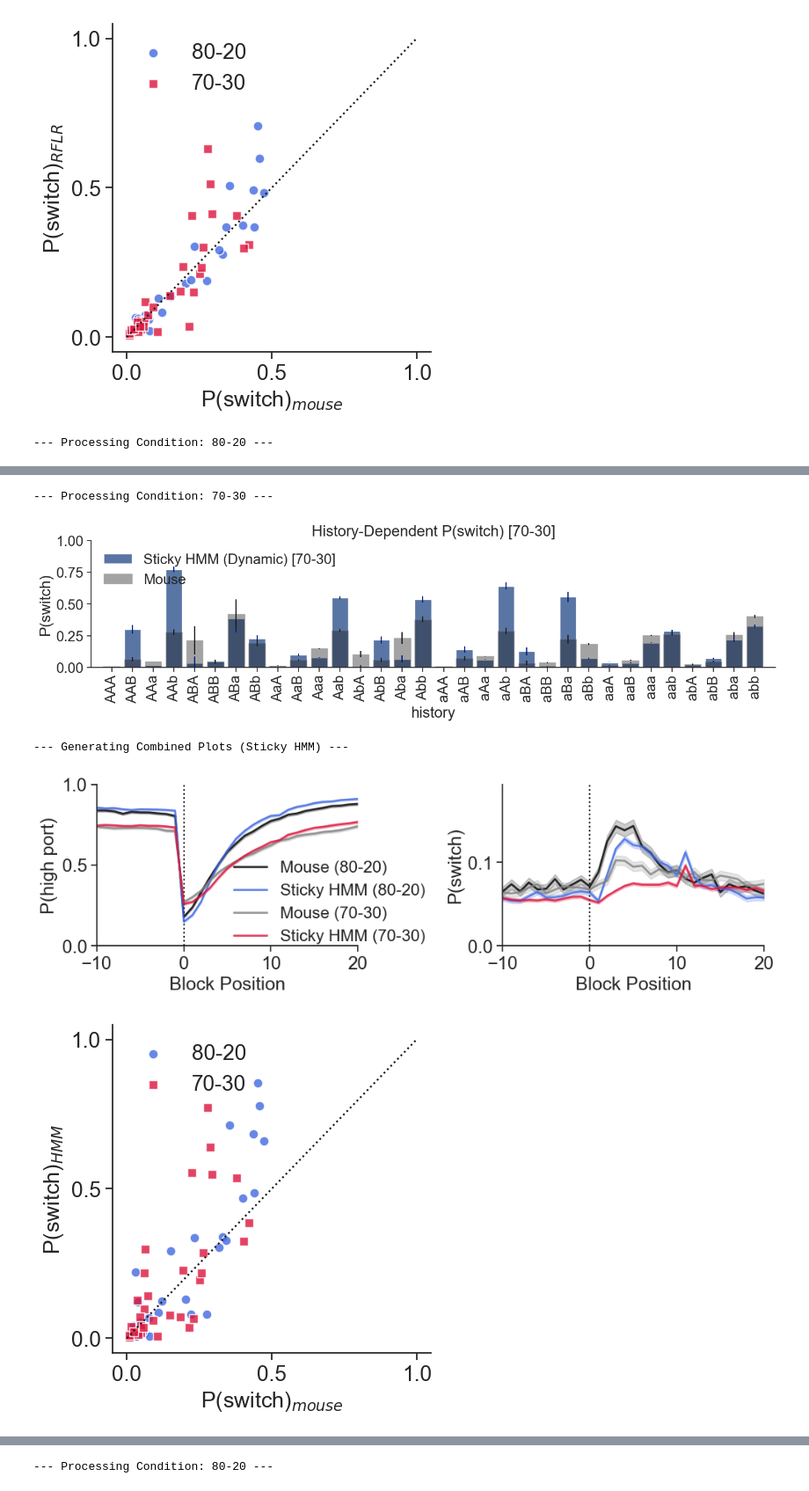
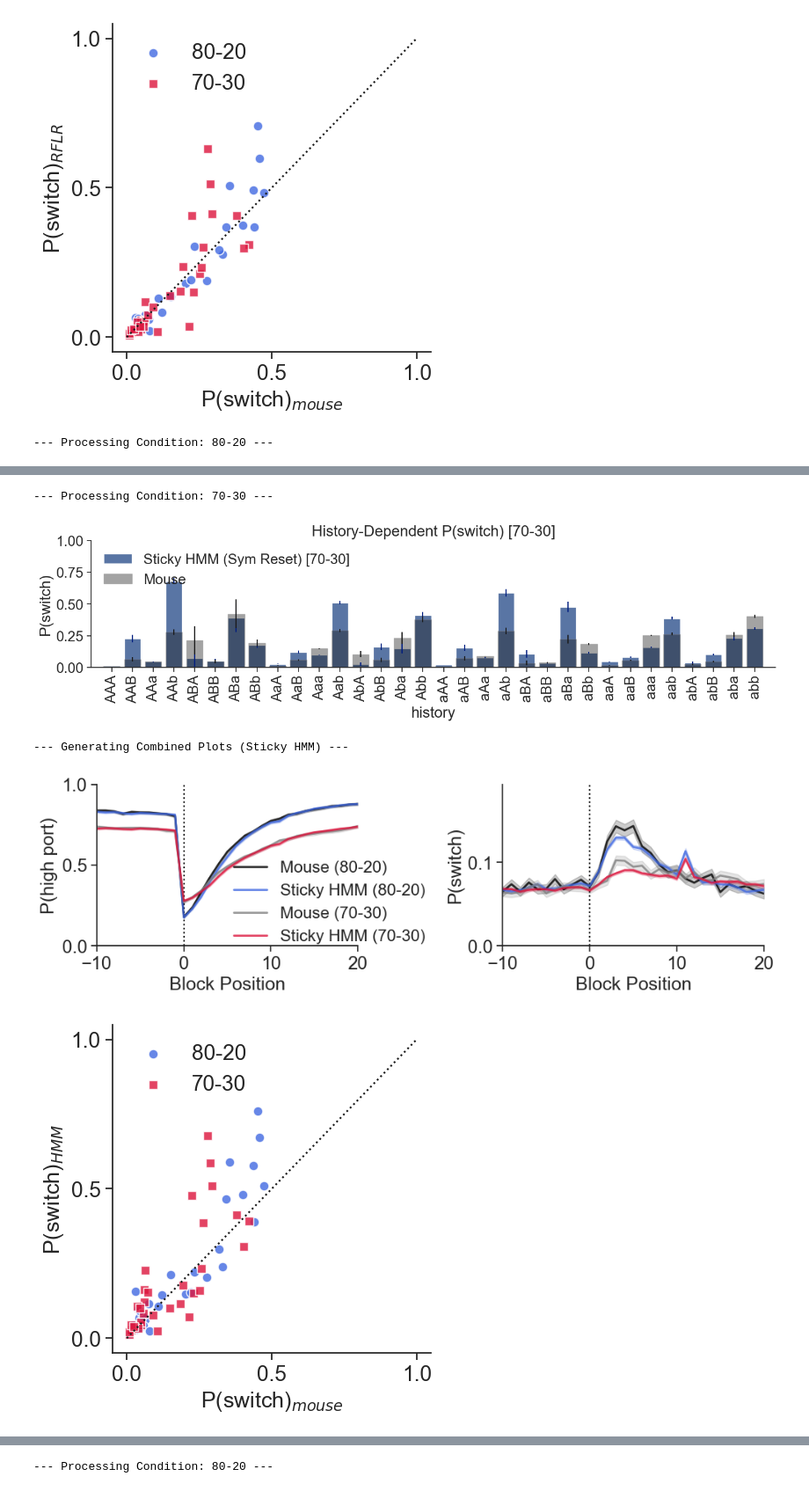
Before and after one commit to BobRice1/Stochastic-Switching-Bandits, a Jupyter notebook: Extensions/phase 4/Phase4_analysis.ipynb, the cells around one changed output, grey strips where cells are left out. Shown at 88% size. Saved outputs shown, nothing was run; the diff lists cells and outputs as text; code cells hidden in the pictures.

```diff
--- a/Extensions/phase 4/Phase4_analysis.ipynb
+++ b/Extensions/phase 4/Phase4_analysis.ipynb
@@ -861,10 +906,10 @@ for condition_to_plot in ["80-20", "70-30"]:
     df_mouse['block_pos_rev'] = df_mouse['blockTrial'] - df_mouse['blockLength']
     df_mouse['highPort'] = (df_mouse['Decision'] == df_mouse['Target']).astype(int)
 
-    # Extract Sticky HMM (Dynamic) Optimal Parameters
+    # Extract Sticky HMM (Sym Reset) Optimal Parameters
     beta_val = df_cv[df_cv["Condition"] == condition_to_plot]["Beta"].mean()
     tau_val = df_cv[df_cv["Condition"] == condition_to_plot]["Tau"].mean()
-    p_dyn = df_p4[(df_p4["Condition"]==condition_to_plot) & (df_p4["Model"]=="HMM_sticky")].iloc[0]
+    p_dyn = df_p4[(df_p4["Condition"]==condition_to_plot) & (df_p4["Model"]=="HMM_resetv2")].iloc[0]
 
     # Extract sessions STRICTLY matching the DataFrame order
     session_list = df_mouse['Session'].unique()
@@ -884,7 +929,7 @@ for condition_to_plot in ["80-20", "70-30"]:
         'tau': tau_val
     }
 
-    res = run_hmm_nonlinear_stickiness(
+    res = run_hmm_resetv2_nonlinear_stickiness(
         strict_sessions,
         hmm_params,
         int(p_dyn["N_steps"]),
@@ -944,10 +989,10 @@ for condition_to_plot in ["80-20", "70-30"]:
         df=df_hist_mouse,
         overlay=df_hist_model,
         main_label='Mouse',
-        overlay_label=f'Sticky HMM (Dynamic) [{condition_to_plot}]',
+        overlay_label=f'Sticky HMM (Sym Reset) [{condition_to_plot}]',
         title=f"History-Dependent P(switch) [{condition_to_plot}]"
     )
-    plt.savefig(os.path.join(fig_dir, f"History-Dependent P(switch)_HMM_[{condition_to_plot}].pdf"), dpi=300, bbox_inches='tight')
+    plt.savefig(os.path.join(fig_dir, f"History-Dependent P(switch)_Sticky HMM (Sym Reset)_[{condition_to_plot}].pdf"), dpi=300, bbox_inches='tight')
     plt.show()
 
 # ==========================================
@@ -968,19 +1013,19 @@ color_dict_transitions_hmm = {
 }
 
 pmm.plot_by_block_position(bpos_combined_hmm, subset='Group', color_dict=color_dict_transitions_hmm)
-plt.savefig(os.path.join(fig_dir, "Transition Dynamics: Sticky HMM (Dynamic) [80-20 & 70-30].pdf"), dpi=300, bbox_inches='tight')
+plt.savefig(os.path.join(fig_dir, "Transition Dynamics: Sticky HMM (Sym Reset) [80-20 & 70-30].pdf"), dpi=300, bbox_inches='tight')
 plt.show()
 
 # --- Plot 3: Combined P(switch) Scatter Correlation ---
 plt.figure(figsize=(5, 5))
 plt.plot([0, 1], [0, 1], ':k') # Diagonal reference line
 
-# Plot 80-20 (Purple)
+# Plot 80-20
 df_m_80, df_mdl_80 = hist_data_hmm["80-20"]
 plt.scatter(df_m_80['pswitch'], df_mdl_80['pswitch'],
             color='royalblue', label='80-20', alpha=0.8, s=60, edgecolor='white')
 
-# Plot 70-30 (Dark Orange)
+# Plot 70-30
 df_m_70, df_mdl_70 = hist_data_hmm["70-30"]
 plt.scatter(df_m_70['pswitch'], df_mdl_70['pswitch'],
             color='crimson', label='70-30', alpha=0.8, s=60, marker='s', edgecolor='white')
@@ -992,7 +1037,7 @@ plt.yticks(np.arange(0, 1.1, 0.5))
 plt.legend(frameon=False)
 sns.despine()
 plt.tight_layout()
-plt.savefig(os.path.join(fig_dir, "P(switch) Correlation: Mouse vs Sticky HMM (Dynamic).pdf"), dpi=300, bbox_inches='tight')
+plt.savefig(os.path.join(fig_dir, "P(switch) Correlation: Mouse vs Sticky HMM (Sym Reset).pdf"), dpi=300, bbox_inches='tight')
 plt.show()
 # %% [output]
 --- Processing Condition: 80-20 ---
@@ -1000,5 +1045,5 @@ plt.show()
 --- Processing Condition: 70-30 ---
-[figure, old version]
+[figure, new version]
 --- Generating Combined Plots (Sticky HMM) ---
-[figure, old version]
+[figure, new version]
-[figure, old version]
+[figure, new version]
```
Also changed, not shown: parts of 6 cells of this notebook, 28 other files.
